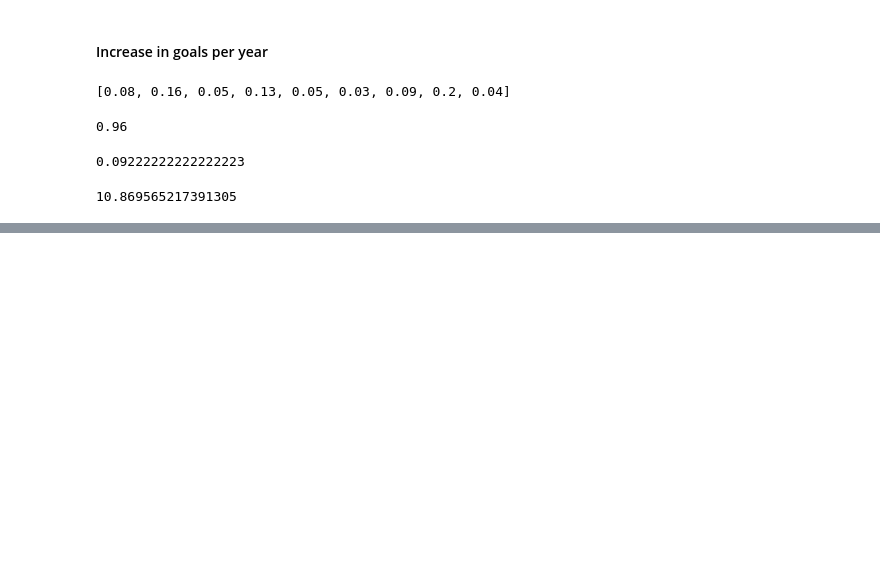
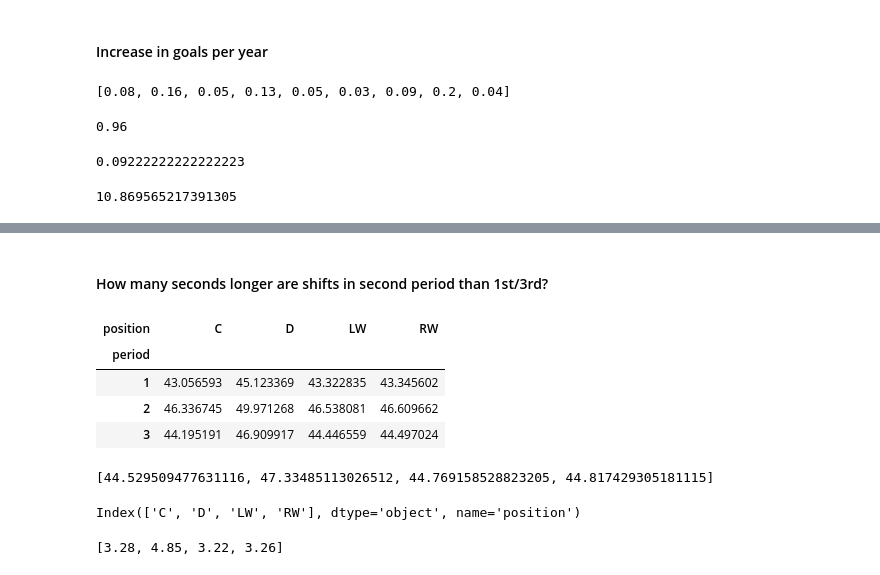
Before and after one commit to gregfeliu/Long-Change-Effect-in-NHL-Gameplay, a Jupyter notebook: notebooks/Analysis.ipynb, the cells around one changed output, grey strips where cells are left out. Drawn from its saved outputs; the diff is of its cells as text; code cells hidden in the pictures; blank space fills up the shorter version.

```diff
--- a/notebooks/Analysis.ipynb
+++ b/notebooks/Analysis.ipynb
@@ -146,0 +307,7 @@ sum (increase_goals_w_long_change_rounded) / len(increase_goals_w_long_change_ro
+# %%
+shifts_df = pd.read_csv("../data/all_positions_shifts.csv", header=None)
+# %%
+shifts_df.columns = ['period', 'shift_length', 'position', 'game_id']
+# %%
+shifts_avgs = shifts_df.groupby(['period', 'position']).shift_length.mean()
+shifts_avgs
@@ -146,0 +329,12 @@ sum (increase_goals_w_long_change_rounded) / len(increase_goals_w_long_change_ro
+# %% [markdown]
+#### How many seconds longer are shifts in second period than 1st/3rd?
+# %%
+unstacked_shifts_avgs = shifts_avgs.unstack(level=1)
+# %%
+unstacked_shifts_avgs
+# %% [output]
+| position | C | D | LW | RW |
+| period |  |  |  |  |
+| 1 | 43.056593 | 45.123369 | 43.322835 | 43.345602 |
+| 2 | 46.336745 | 49.971268 | 46.538081 | 46.609662 |
+| 3 | 44.195191 | 46.909917 | 44.446559 | 44.497024 |
@@ -146,0 +344,8 @@ sum (increase_goals_w_long_change_rounded) / len(increase_goals_w_long_change_ro
+# %%
+mean_position_shifts
+# %% [output]
+[44.529509477631116, 47.33485113026512, 44.769158528823205, 44.817429305181115]
+# %%
+unstacked_shifts_avgs.columns
+# %% [output]
+Index(['C', 'D', 'LW', 'RW'], dtype='object', name='position')
@@ -146,0 +360,4 @@ sum (increase_goals_w_long_change_rounded) / len(increase_goals_w_long_change_ro
+# %%
+diff_list
+# %% [output]
+[3.28, 4.85, 3.22, 3.26]
```
Also changed, not shown: parts of 57 cells of this notebook, 1 other file.
